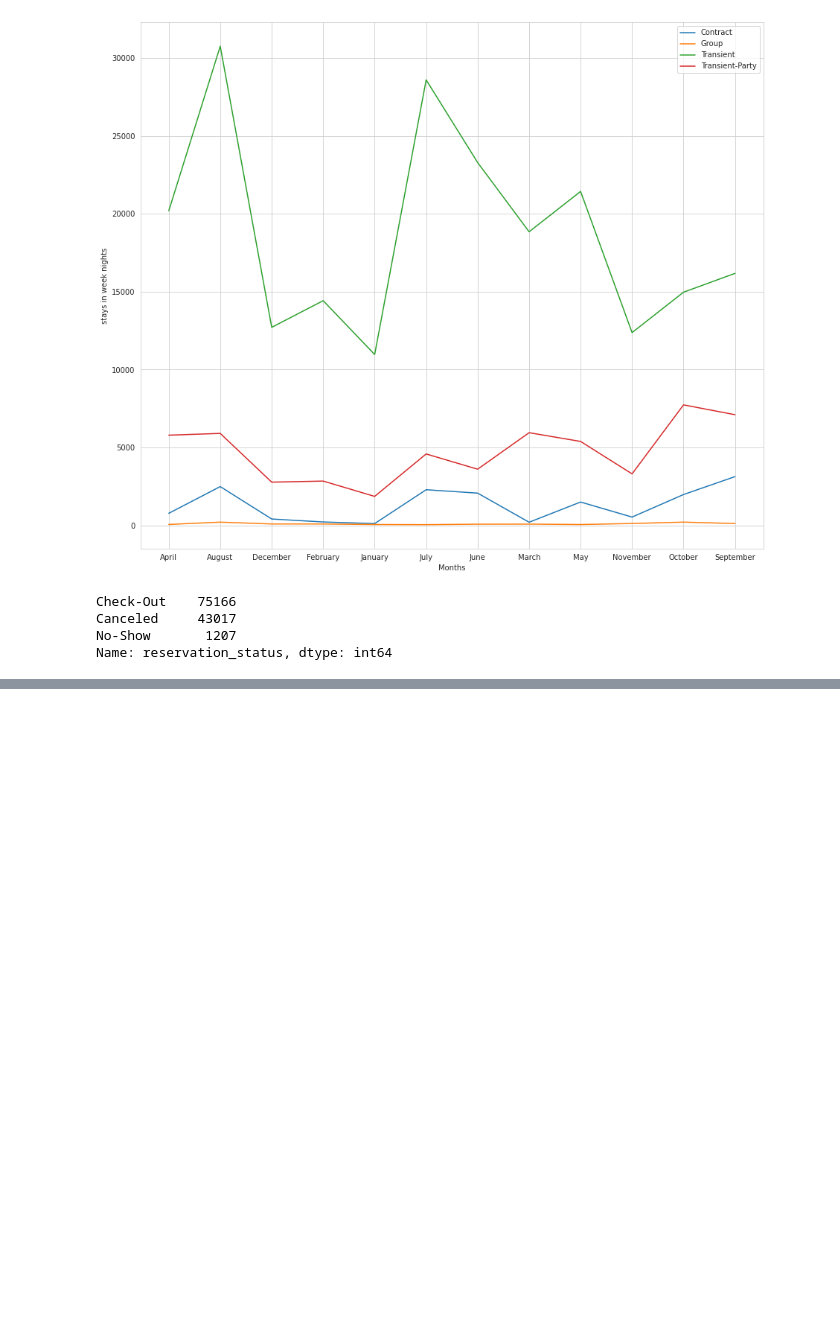
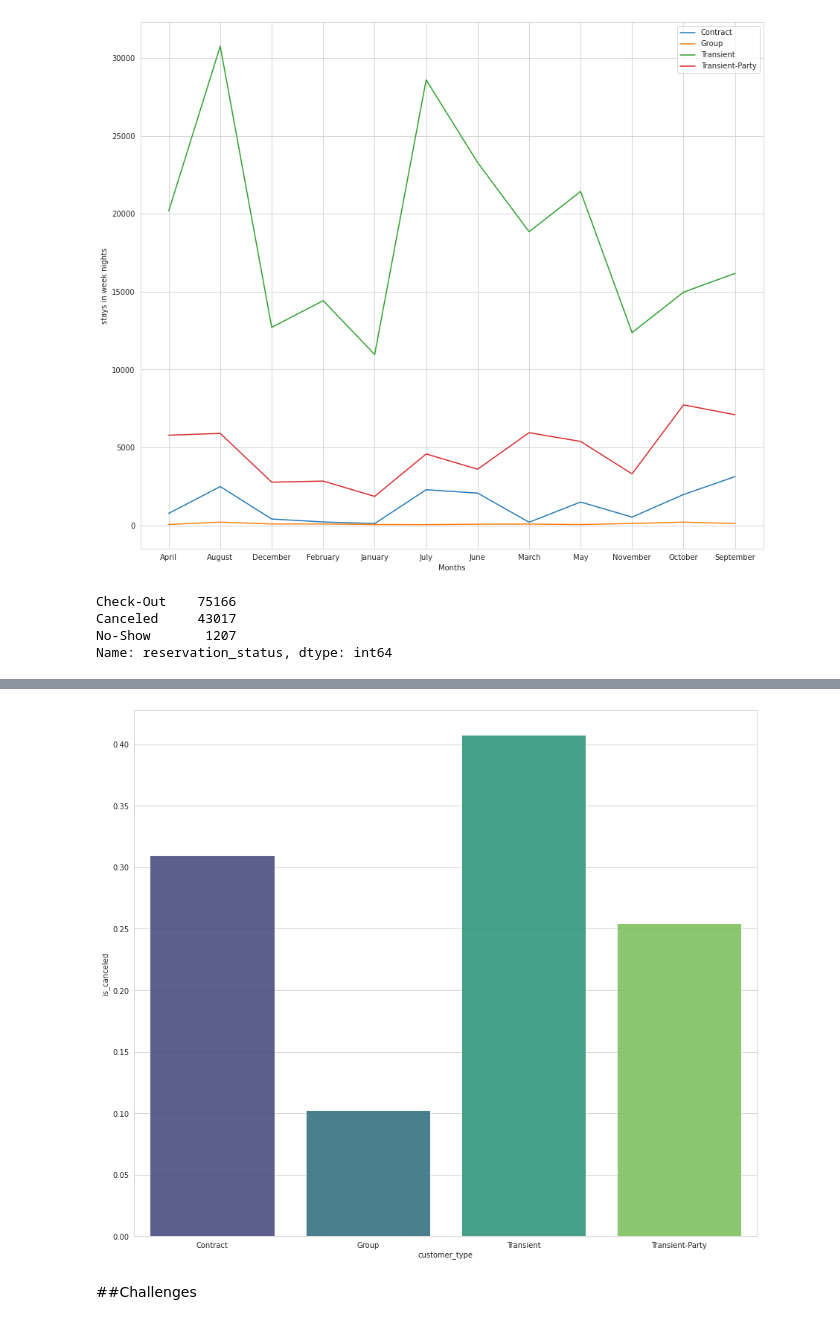
Before and after one commit to Amankr351/Hotel-Booking-Analysis..., a Jupyter notebook: Hotel_Booking_Analysis.ipynb, the cells around one changed output, grey strips where cells are left out. Saved outputs shown, nothing was run; the diff lists cells and outputs as text; code cells hidden in the pictures; blank space fills up the shorter version.

```diff
--- a/Hotel_Booking_Analysis.ipynb
+++ b/Hotel_Booking_Analysis.ipynb
@@ -286,0 +304,8 @@ Name: reservation_status, dtype: int64
+# %%
+booking_cancellations = data.groupby("customer_type")[['is_canceled']].mean()
+plt.figure(figsize=(15,13))
+sns.barplot(x=booking_cancellations.index, y=booking_cancellations.is_canceled, alpha =0.9, palette= "viridis");
+# %% [output]
+[figure, added]
+# %% [markdown]
+##Challenges
```
Also changed, not shown: parts of 4 cells of this notebook.
